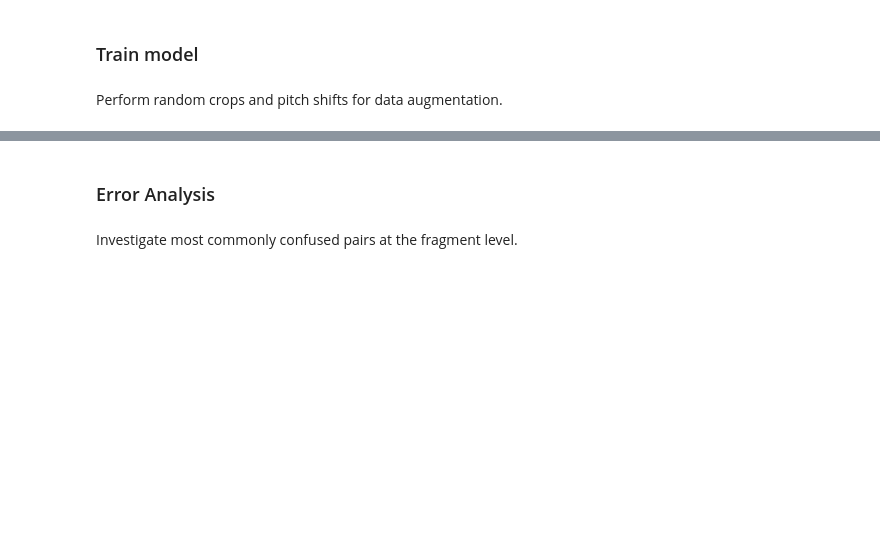
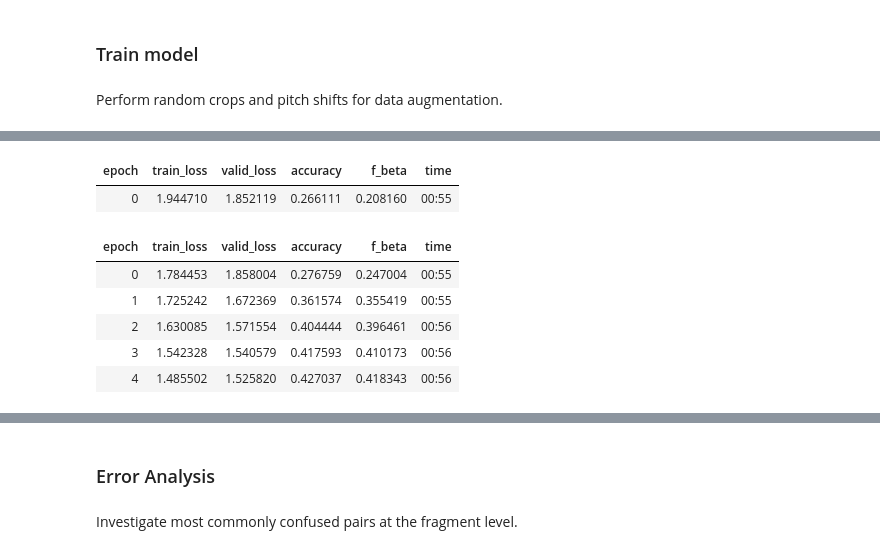
Before and after one commit to tjtsai/PianoStyleEmbedding, a Jupyter notebook: 06_cnn.ipynb, the cells around one changed output, grey strips where cells are left out. Drawn from its saved outputs; the diff is of its cells as text; code cells hidden in the pictures; blank space fills up the shorter version.

```diff
--- a/06_cnn.ipynb
+++ b/06_cnn.ipynb
@@ -195,0 +157,14 @@ learn.fit(3, lr=3e-3)
+# %%
+learner.fit_one_cycle(1, lr)
+# %% [output]
+| epoch | train_loss | valid_loss | accuracy | f_beta | time |
+| 0 | 1.944710 | 1.852119 | 0.266111 | 0.208160 | 00:55 |
+# %%
+learner.fit_one_cycle(5, lr)
+# %% [output]
+| epoch | train_loss | valid_loss | accuracy | f_beta | time |
+| 0 | 1.784453 | 1.858004 | 0.276759 | 0.247004 | 00:55 |
+| 1 | 1.725242 | 1.672369 | 0.361574 | 0.355419 | 00:55 |
+| 2 | 1.630085 | 1.571554 | 0.404444 | 0.396461 | 00:56 |
+| 3 | 1.542328 | 1.540579 | 0.417593 | 0.410173 | 00:56 |
+| 4 | 1.485502 | 1.525820 | 0.427037 | 0.418343 | 00:56 |
```
Also changed, not shown: parts of 80 cells of this notebook, 1 other file.
